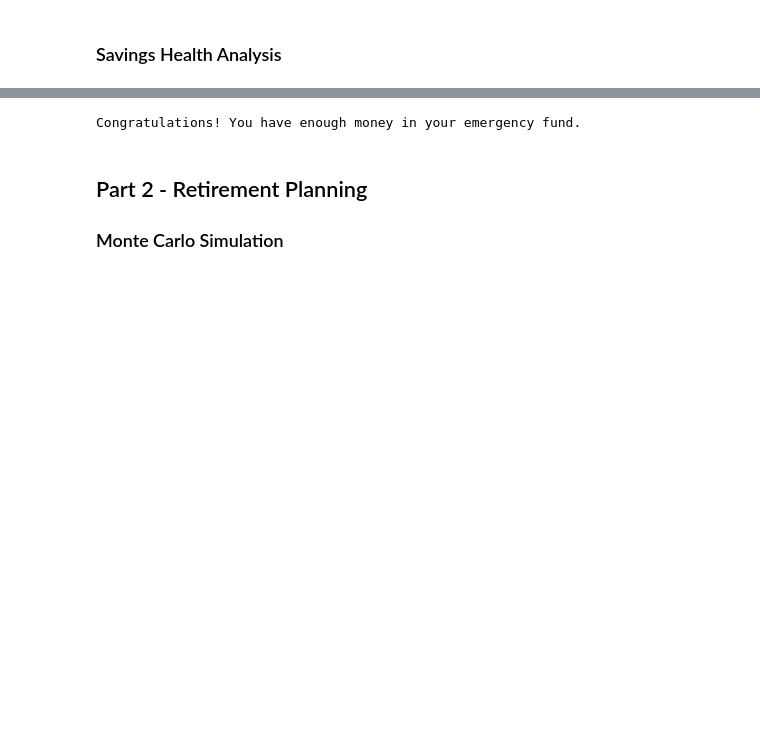
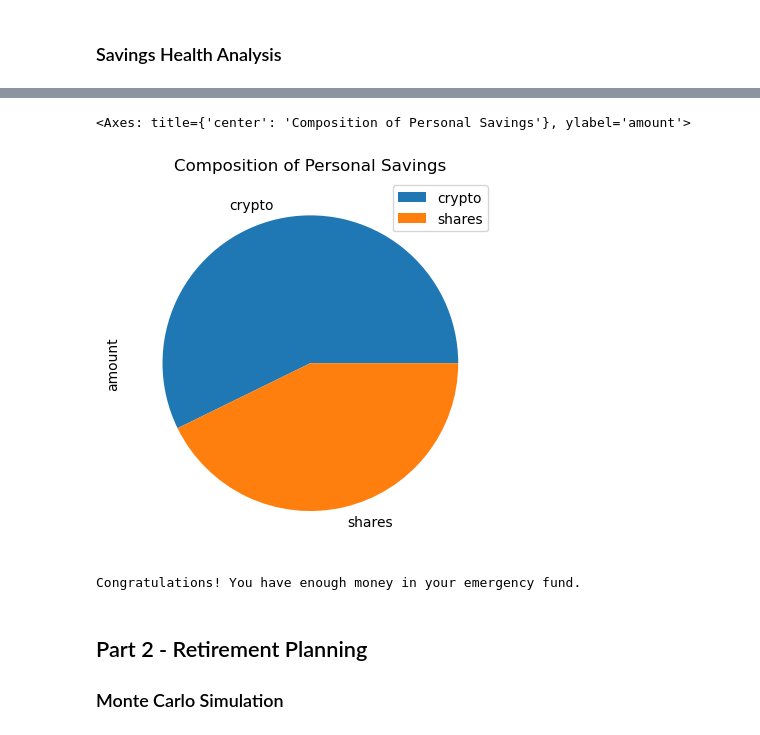
Before and after one commit to nothaywar/Module5Challenge, a Jupyter notebook: financial-planner.ipynb, the cells around one changed output, grey strips where cells are left out. Cells and saved outputs as stored; diff of their text form; code cells hidden in the pictures; blank space fills up the shorter version.

```diff
--- a/financial-planner.ipynb
+++ b/financial-planner.ipynb
@@ -142,14 +139,29 @@ display(df_savings)
-# %%
-# Set ideal emergency fund
-emergency_fund = monthly_income * 3
-
-# Calculate total amount of savings
-# YOUR CODE HERE!
-
-# Validate saving health
-# YOUR CODE HERE!
-# %% [output]
-Congratulations! You have enough money in your emergency fund.
+# %%
+# Plot savings pie chart
+df_savings.plot(kind="pie", y="amount",legend=True,title="Composition of Personal Savings")
+# %% [output]
+<Axes: title={'center': 'Composition of Personal Savings'}, ylabel='amount'>
+[figure, added]
+# %%
+# Set ideal emergency fund
+emergency_fund = monthly_income * 3
+
+# Calculate total amount of savings
+total_savings = df_savings["amount"].sum()
+
+# Validate saving health
+def check_health(total_savings):
+    if total_savings > emergency_fund:
+        print("Congratulations! You have enough money in your emergency fund.")
+    elif total_savings == emergency_fund:
+        print("Congratulations! You have reached your financial goal of an emergency fund.")
+    else:
+        shortfall = emergency_fund - total_savings
+        print(f"You are ${shortfall} away from reaching your emergency fund goal.")
+
+check_health(total_savings)
+# %% [output]
+Congratulations! You have enough money in your emergency fund.
 # %% [markdown]
 ## Part 2 - Retirement Planning
 
```
Also changed, not shown: parts of 4 cells of this notebook.
